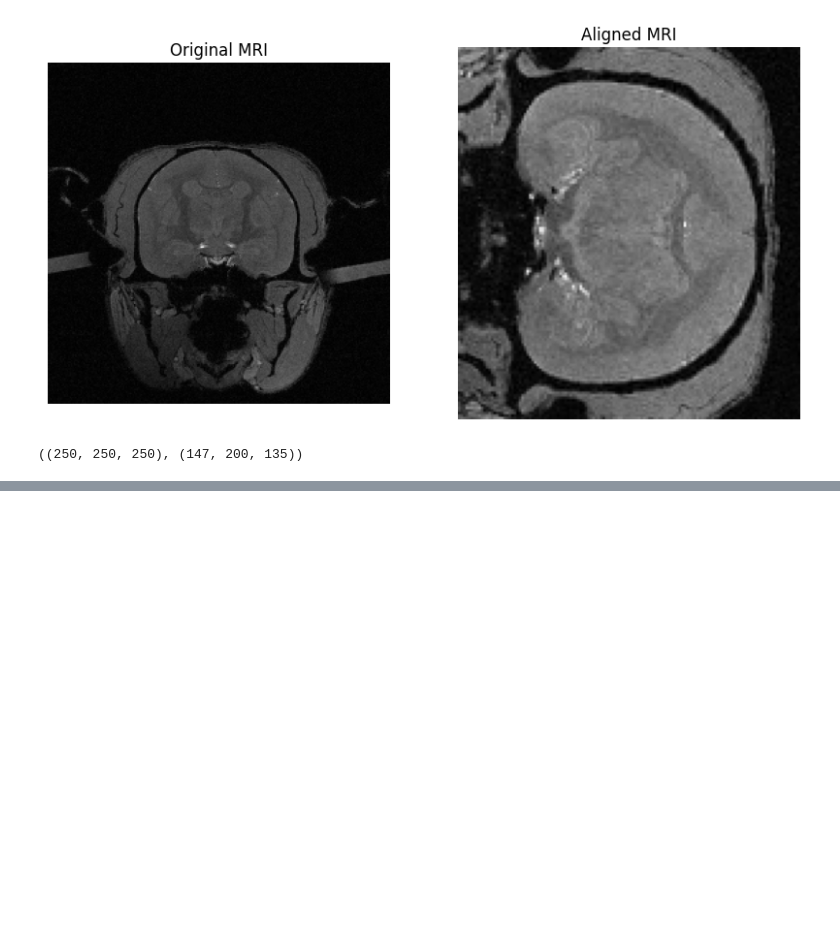
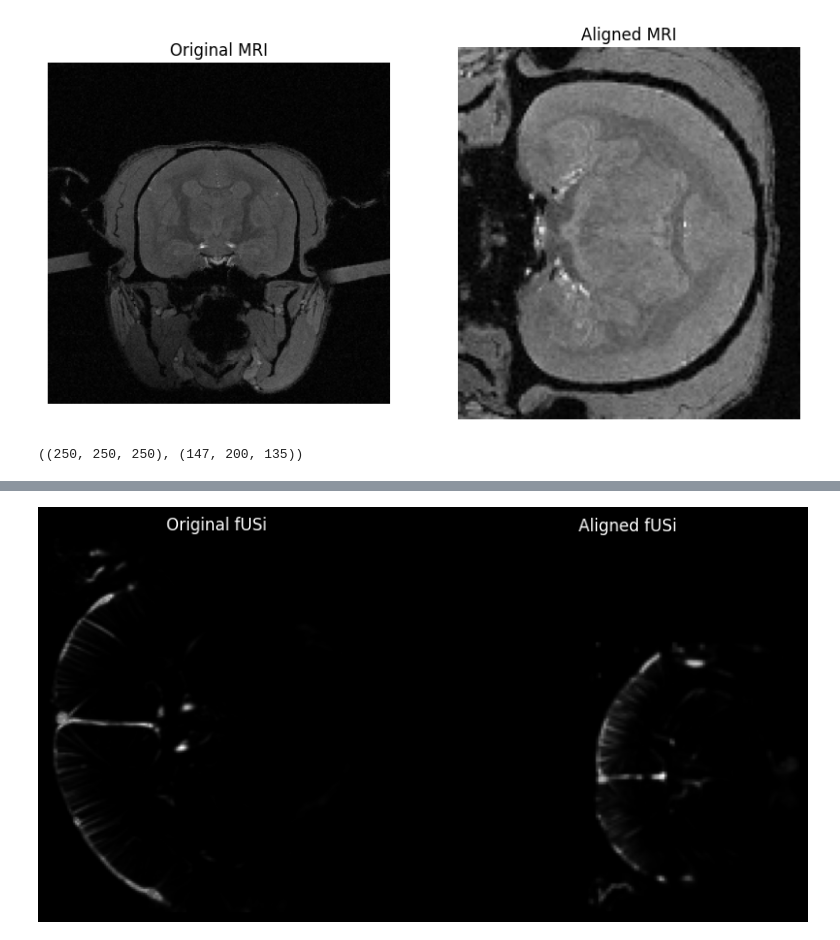
Before and after one commit to yibeichan/fUSi-workflow, a Jupyter notebook: code/test.ipynb, the cells around one changed output, grey strips where cells are left out. Drawn from its saved outputs; the diff is of its cells as text; code cells hidden in the pictures; blank space fills up the shorter version.

```diff
--- a/code/test.ipynb
+++ b/code/test.ipynb
@@ -881,0 +898,8 @@ original_mri.shape, aligned_mri.shape
+# %%
+aligned_angio_file = "/Users/yibeichen/Documents/GitHub/fUSi-workflow/output/Florian_preproc/afni/aw_results_angio/angio_raw_deo_ryf_rf_rs_warp2std_nsu.nii.gz"
+fusi_file = "/Users/yibeichen/Documents/GitHub/fUSi-workflow/data/Charmander_withouskull_withMB_3Dscan_4_angio3D.nii"
+tpl_file = "/Users/yibeichen/Documents/GitHub/fUSi-workflow/output/Florian_preproc/afni/aw_results_angio/template_T1w.nii.gz"
+# %%
+angio_img = ants.image_read(aligned_angio_file)
+fusi_img = ants.image_read(fusi_file)
+tpl_img = ants.image_read(tpl_file)
@@ -881,0 +926,3 @@ original_mri.shape, aligned_mri.shape
+# %%
+fusi2angio_file = "/Users/yibeichen/Documents/GitHub/fUSi-workflow/output/Florian_preproc/flirt/fusi2angio.nii.gz"
+fusi2angio_img = ants.image_read(fusi2angio_file)
@@ -881,0 +940,13 @@ original_mri.shape, aligned_mri.shape
+# %%
+plt.figure(figsize=(10, 5))
+plt.subplot(1, 2, 1)
+plt.imshow(fusi_img.numpy()[:, fusi_img.shape[1]//2, :], cmap='gray')
+plt.title('Original fUSi')
+plt.axis('off')
+plt.subplot(1, 2, 2)
+plt.imshow(fusi2angio_img.numpy()[:, fusi2angio_img.shape[1]//2, :], cmap='gray')
+plt.title('Aligned fUSi')
+plt.axis('off')
+plt.show()
+# %% [output]
+[figure, added]
```
Also changed, not shown: parts of 8 cells of this notebook.
